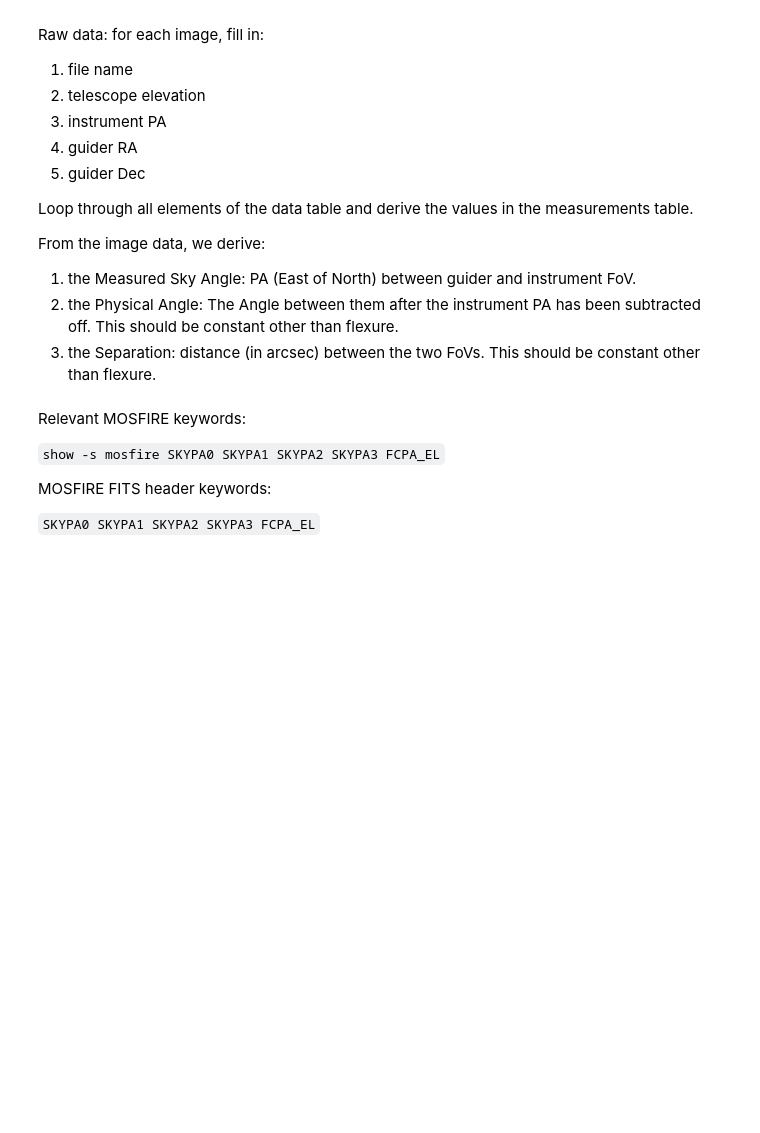
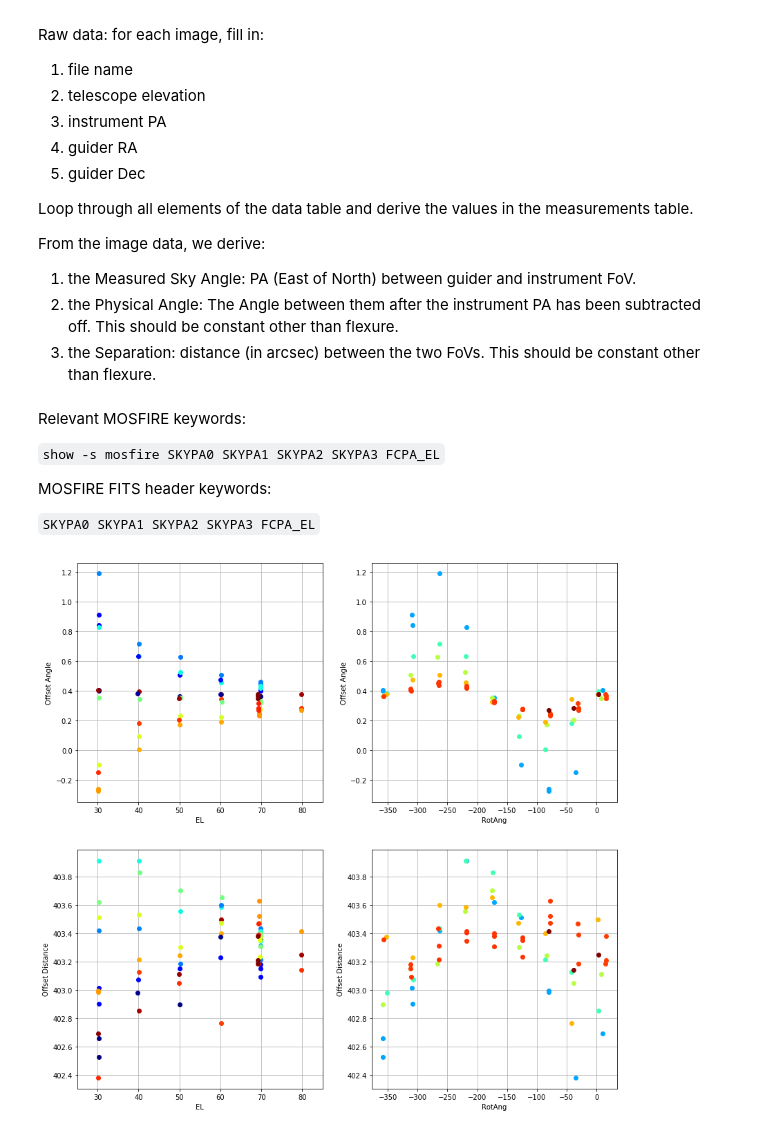
Before and after one commit to joshwalawender/MOSFIRE_GuiderFlexureModel, a Jupyter notebook: Guider Flexure.ipynb, the cells around one changed output. Saved outputs shown, nothing was run; the diff lists cells and outputs as text; code cells hidden in the pictures; blank space fills up the shorter version.

```diff
--- a/Guider Flexure.ipynb
+++ b/Guider Flexure.ipynb
@@ -59,0 +76,42 @@ t = QTable.read(table_file, format='ascii')
+# %%
+plt.figure(figsize=(14,14))
+
+plt.subplot(2,2,1)
+# plt.plot(t['EL'], t['OffsetAngle'], 'ko')
+for entry in t:
+    plt.plot(entry['EL'], entry['OffsetAngle'], 'ko', color=cm.jet( (entry['RotAng']-mnra)/(mxra-mnra) ))
+plt.xlabel('EL')
+plt.ylabel('Offset Angle')
+plt.xlim(25,85)
+plt.grid()
+
+plt.subplot(2,2,2)
+# plt.plot(t['RotAng'], t['OffsetAngle'], 'ko')
+for entry in t:
+    plt.plot(entry['RotAng'], entry['OffsetAngle'], 'ko', color=cm.jet( (entry['EL']-10)/70 ))
+plt.xlabel('RotAng')
+plt.ylabel('Offset Angle')
+#plt.xlim(0,360)
+plt.grid()
+
+plt.subplot(2,2,3)
+# plt.plot(t['EL'], t['OffsetDistance'], 'ko')
+for entry in t:
+    plt.plot(entry['EL'], entry['OffsetDistance'], 'ko', color=cm.jet( (entry['RotAng']-mnra)/(mxra-mnra) ))
+plt.xlabel('EL')
+plt.ylabel('Offset Distance')
+plt.xlim(25,85)
+plt.grid()
+
+plt.subplot(2,2,4)
+# plt.plot(t['RotAng'], t['OffsetDistance'], 'ko')
+for entry in t:
+    plt.plot(entry['RotAng'], entry['OffsetDistance'], 'ko', color=cm.jet( (entry['EL']-10)/70 ))
+plt.xlabel('RotAng')
+plt.ylabel('Offset Distance')
+#plt.xlim(0,360)
+plt.grid()
+
+plt.show()
+# %% [output]
+[figure, added]
```
Also changed, not shown: parts of 7 cells of this notebook.
